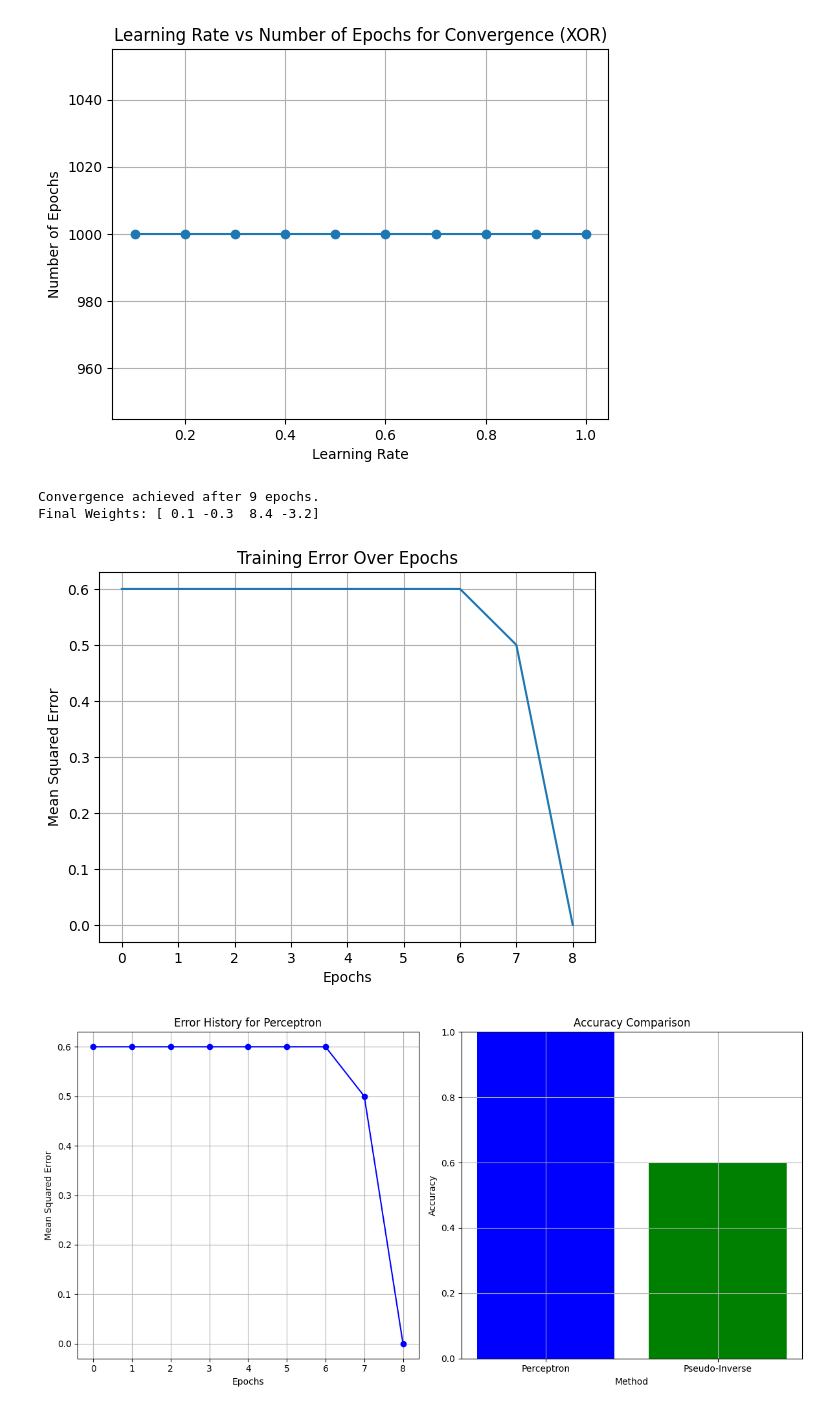
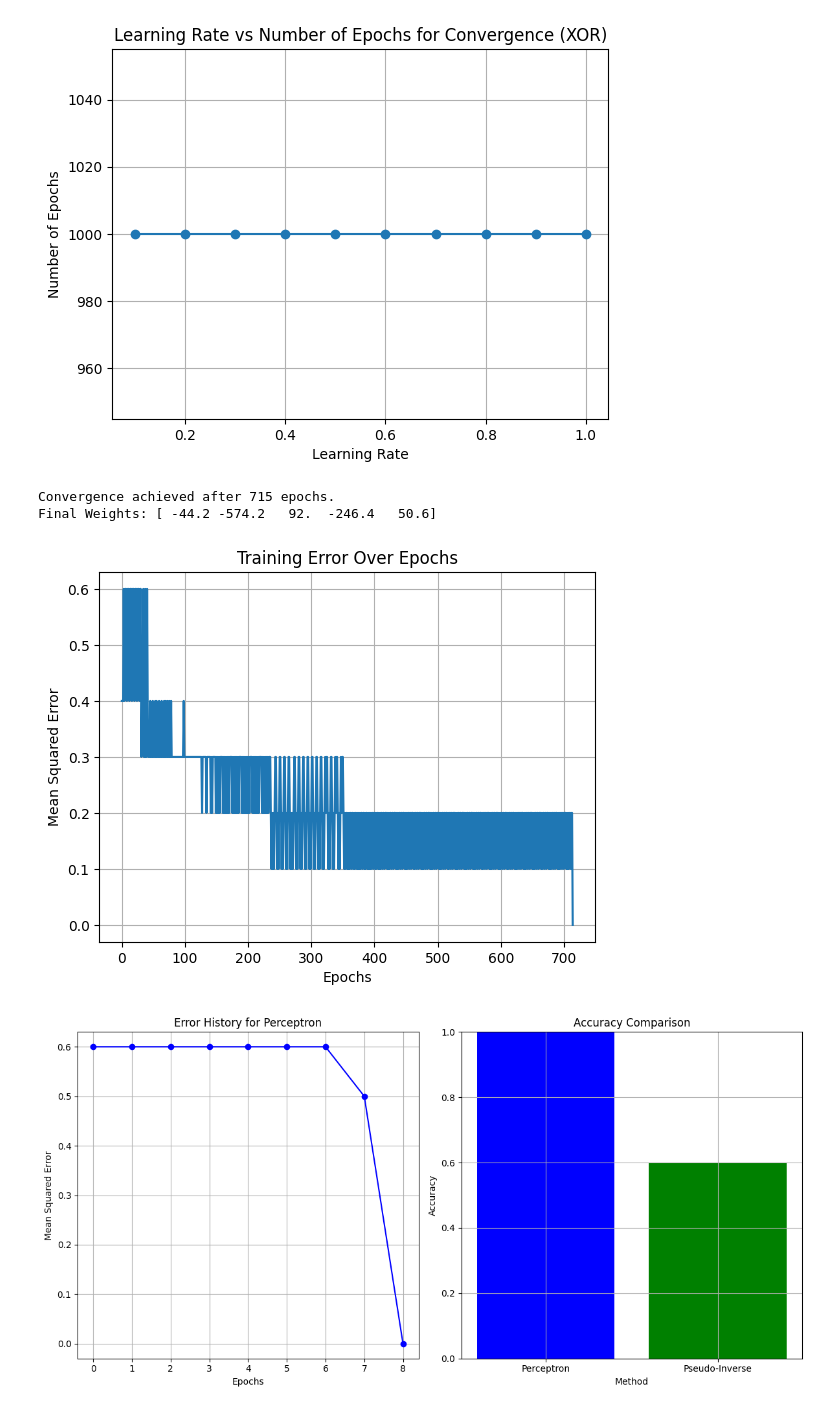
Before and after one commit to Munna-Prasad-Gupta/ML, a Jupyter notebook: ass6.ipynb, the cells around one changed output. Drawn from its saved outputs; the diff is of its cells as text; code cells hidden in the pictures.

```diff
--- a/ass6.ipynb
+++ b/ass6.ipynb
@@ -161,7 +170,7 @@ def perceptron(X, y, W0, W1, W2, activation_func, learning_rate=0.05, max_epochs
 
             # Convert bipolar output to binary for error calculation (only for bipolar step)
             if activation_func == bipolar_step_function:
-                binary_prediction = 1 if prediction == 1 else 0
+                binary_prediction = 1 if prediction == 1 else -1
             else:
                 binary_prediction = round(prediction)
 
@@ -196,7 +205,7 @@ def run_experiment():
     # Initial weights and learning rate
     W0, W1, W2 = 10, 0.2, -0.75
     learning_rate = 0.05
-
+    converged_at_epochs = []
     # Run experiments with different activation functions
     for activation_func in [bipolar_step_function, sigmoid_function, relu_function]:
         print(f"\nRunning experiment with {activation_func.__name__}...")
@@ -206,6 +215,7 @@ def run_experiment():
 
         # Train the perceptron
         W0, W1, W2, num_epochs = perceptron(X, y, W0, W1, W2, activation_func, learning_rate)
+        converged_at_epochs.append(num_epochs)
 
         # Output final weights and number of epochs needed for convergence
         print(f"Final Weights: W0={W0}, W1={W1}, W2={W2}")
@@ -364,7 +373,7 @@ def perceptron(X, y, W0, W1, W2, activation_func, learning_rate=0.05, max_epochs
 
             # Convert output to binary for error calculation
             if activation_func == bipolar_step_function:
-                binary_prediction = 1 if prediction == 1 else 0
+                binary_prediction = 1 if prediction == 1 else -1
             else:
                 binary_prediction = round(prediction)
 
@@ -502,47 +511,47 @@ def perceptron(X, y, W, learning_rate=0.1, max_epochs=1000, target_error=0.01):
             print(f"Convergence achieved after {epoch + 1} epochs.")
             break
 
     return W, errors
 
 # Prepare the data
 X = [
-    [20, 6, 2],
-    [16, 3, 6],
-    [27, 6, 2],
-    [19, 1, 2],
-    [24, 4, 2],
-    [22, 1, 5],
-    [15, 4, 2],
-    [18, 4, 2],
-    [21, 1, 4],
-    [16, 2, 4]
+    [20, 6, 2,386],
+    [16, 3, 6,289],
+    [27, 6, 2,393],
+    [19, 1, 2,110],
+    [24, 4, 2,280],
+    [22, 1, 5,167],
+    [15, 4, 2,271],
+    [18, 4, 2,274],
+    [21, 1, 4,148],
+    [16, 2, 4,198]
 ]
 
 # Convert 'High Value' to 1 and 'Low Value' to 0
 y = [1, 1, 1, 0, 1, 0, 1, 1, 0, 0]
 
 # Initialize weights and learning rate
-initial_weights = np.array([0.0, 0.0, 0.0, 0.0])  # Including bias weight
+initial_weights = np.array([0.0, 0.0, 0.0, 0.0,0.0])  # Including bias weight
 learning_rate = 0.1
 
 # Train the perceptron
 weights, error_history = perceptron(X, y, initial_weights, learning_rate)
 
 print("Final Weights:", weights)
 
 # Plot error history
 import matplotlib.pyplot as plt
 
 plt.plot(error_history)
 plt.xlabel('Epochs')
 plt.ylabel('Mean Squared Error')
 plt.title('Training Error Over Epochs')
 plt.grid(True)
 plt.show()
 # %% [output]
-Convergence achieved after 9 epochs.
-Final Weights: [ 0.1 -0.3  8.4 -3.2]
+Convergence achieved after 715 epochs.
+Final Weights: [ -44.2 -574.2   92.  -246.4   50.6]
-[figure, old version]
+[figure, new version]
 # %%
 import numpy as np
 import matplotlib.pyplot as plt
```
Also changed, not shown: parts of 5 cells of this notebook.
